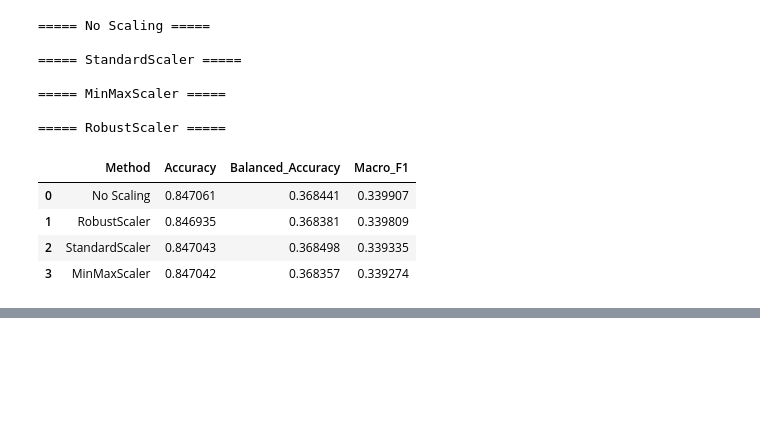
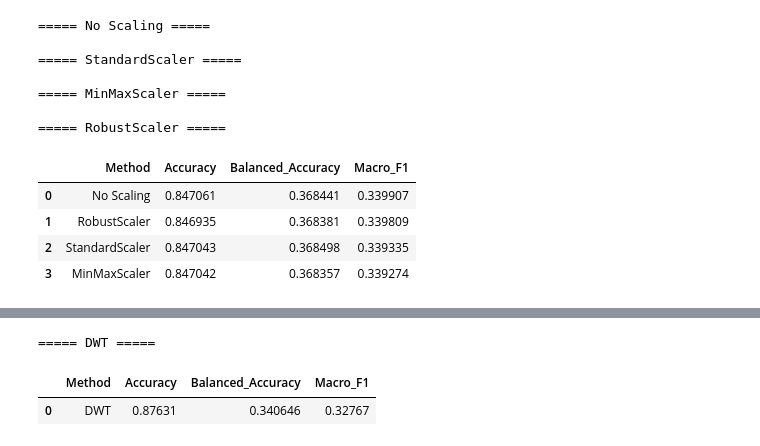
Before and after one commit to 23053799-prog/ECG-Arrhythmia-Classification, a Jupyter notebook: 02-eda-and-baseline.ipynb, the cells around one changed output, grey strips where cells are left out. Cells and saved outputs as stored; diff of their text form; code cells hidden in the pictures; blank space fills up the shorter version.

```diff
--- a/02-eda-and-baseline.ipynb
+++ b/02-eda-and-baseline.ipynb
@@ -713,0 +978,56 @@ preprocessing_results.sort_values(
+# %%
+# Add DWT to our feature-engineering candidates
+feature_engineering_methods["DWT"] = dwt_features
+
+dwt_scores = []
+
+print("===== DWT =====")
+
+for fold, (train_idx, val_idx) in enumerate(
+    cv.split(dwt_features, y, groups=groups), start=1
+):
+
+    X_train = dwt_features.iloc[train_idx]
+    X_val = dwt_features.iloc[val_idx]
+
+    y_train = y.iloc[train_idx]
+    y_val = y.iloc[val_idx]
+
+    rf = RandomForestClassifier(
+        n_estimators=100,
+        random_state=42,
+        n_jobs=-1
+    )
+
+    rf.fit(X_train, y_train)
+
+    y_pred = rf.predict(X_val)
+
+    dwt_scores.append({
+        "Fold": fold,
+        "Accuracy": accuracy_score(y_val, y_pred),
+        "Balanced_Accuracy": balanced_accuracy_score(
+            y_val, y_pred
+        ),
+        "Macro_F1": f1_score(
+            y_val,
+            y_pred,
+            average="macro",
+            zero_division=0
+        )
+    })
+
+dwt_scores = pd.DataFrame(dwt_scores)
+
+dwt_result = pd.DataFrame([{
+    "Method": "DWT",
+    "Accuracy": dwt_scores["Accuracy"].mean(),
+    "Balanced_Accuracy": dwt_scores["Balanced_Accuracy"].mean(),
+    "Macro_F1": dwt_scores["Macro_F1"].mean()
+}])
+
+dwt_result
+# %% [output]
+===== DWT =====
+|  | Method | Accuracy | Balanced_Accuracy | Macro_F1 |
+| 0 | DWT | 0.87631 | 0.340646 | 0.32767 |
```
Also changed, not shown: parts of 22 cells of this notebook.
